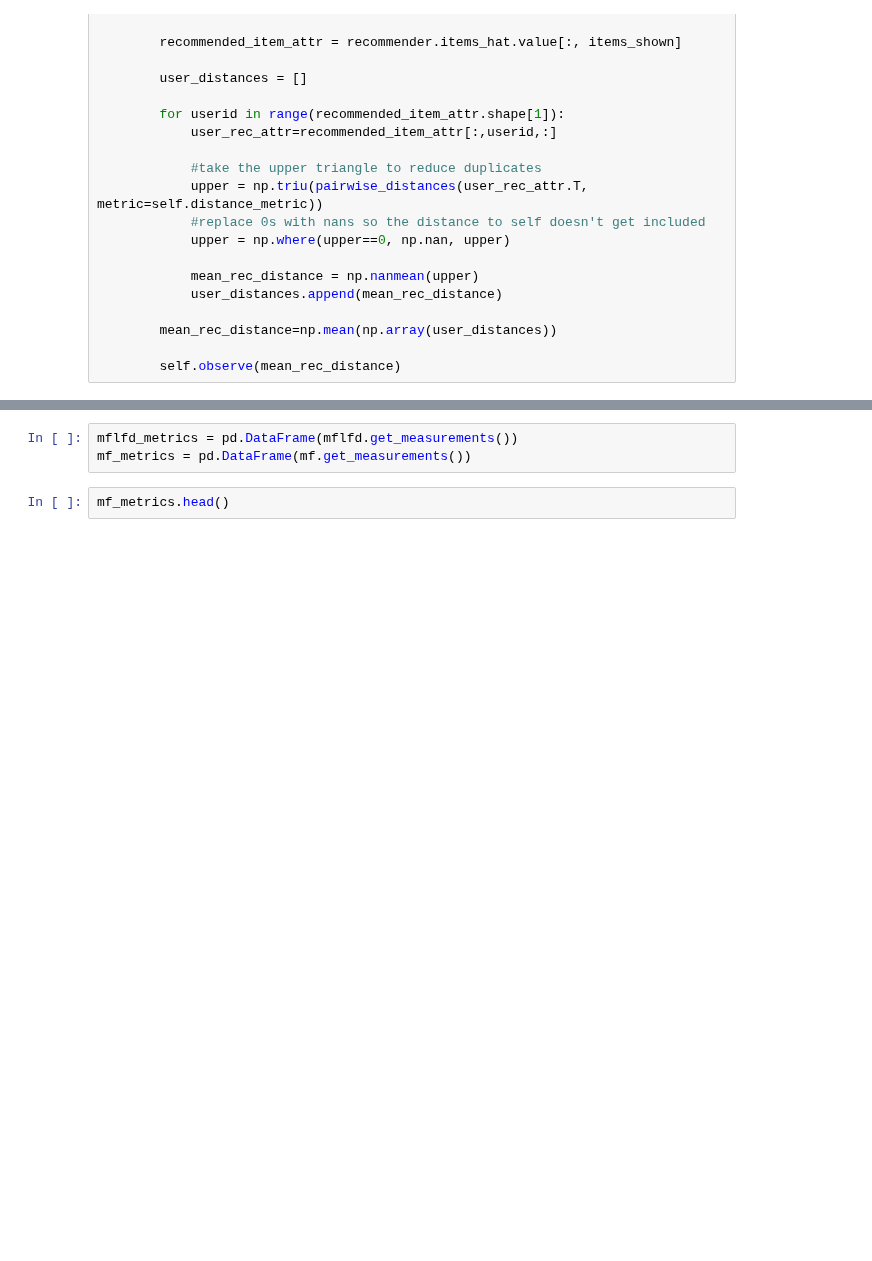
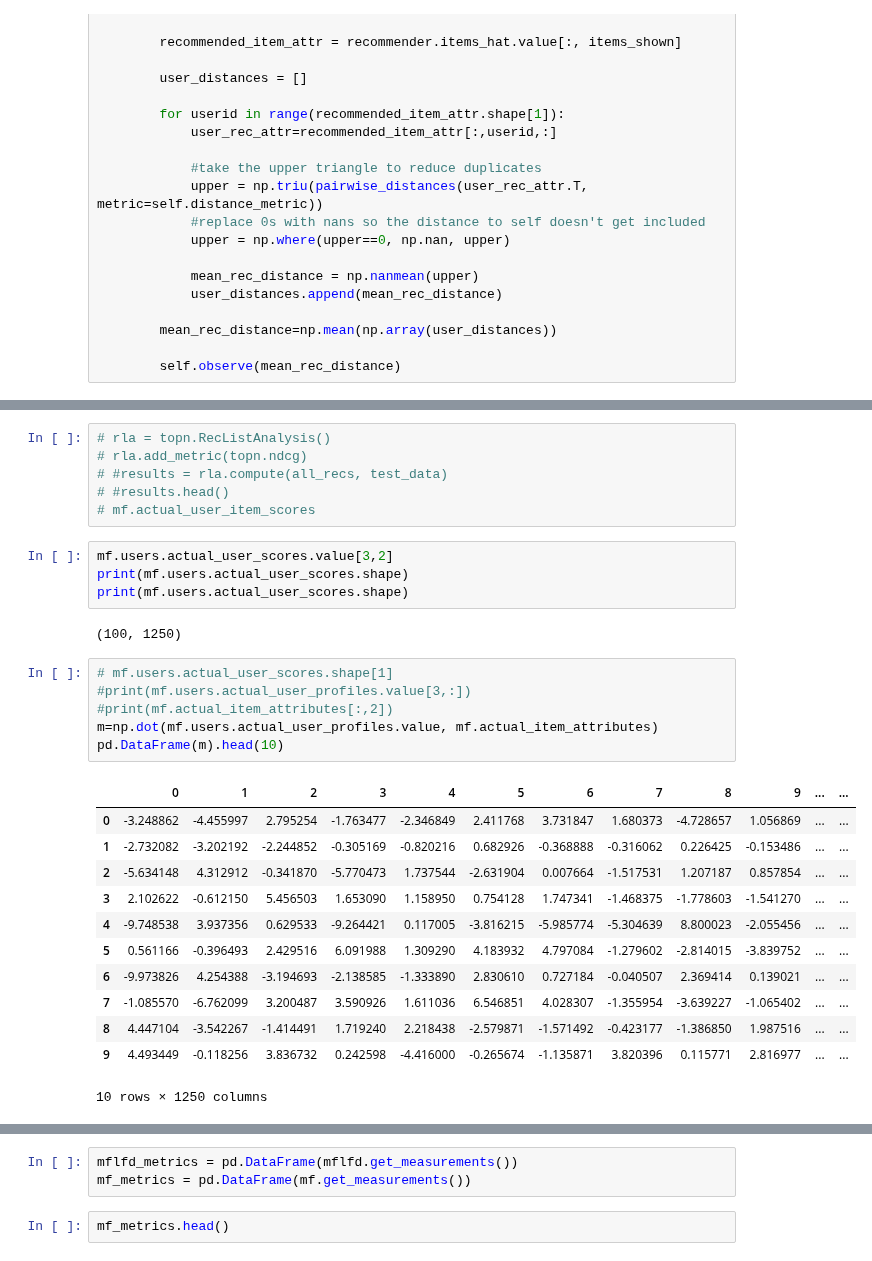
Before and after one commit to elucherini/t-recs, a Jupyter notebook: examples/MFLFDTesting.ipynb, the cells around one changed output, grey strips where cells are left out. Drawn from its saved outputs; the diff is of its cells as text; blank space fills up the shorter version.

```diff
--- a/examples/MFLFDTesting.ipynb
+++ b/examples/MFLFDTesting.ipynb
@@ -265,0 +285,31 @@ mflfd.run(timesteps=NUM_STEPS, train_between_steps=True, reset_interactions=Fals
+# %%
+# rla = topn.RecListAnalysis()
+# rla.add_metric(topn.ndcg)
+# #results = rla.compute(all_recs, test_data)
+# #results.head()
+# mf.actual_user_item_scores
+# %%
+mf.users.actual_user_scores.value[3,2]
+print(mf.users.actual_user_scores.shape)
+print(mf.users.actual_user_scores.shape)
+# %% [output]
+(100, 1250)
+# %%
+# mf.users.actual_user_scores.shape[1]
+#print(mf.users.actual_user_profiles.value[3,:])
+#print(mf.actual_item_attributes[:,2])
+m=np.dot(mf.users.actual_user_profiles.value, mf.actual_item_attributes)
+pd.DataFrame(m).head(10)
+# %% [output]
+|  | 0 | 1 | 2 | 3 | 4 | 5 | 6 | 7 | 8 | 9 | ... | ... |
+| 0 | -3.248862 | -4.455997 | 2.795254 | -1.763477 | -2.346849 | 2.411768 | 3.731847 | 1.680373 | -4.728657 | 1.056869 | ... | ... |
+| 1 | -2.732082 | -3.202192 | -2.244852 | -0.305169 | -0.820216 | 0.682926 | -0.368888 | -0.316062 | 0.226425 | -0.153486 | ... | ... |
+| 2 | -5.634148 | 4.312912 | -0.341870 | -5.770473 | 1.737544 | -2.631904 | 0.007664 | -1.517531 | 1.207187 | 0.857854 | ... | ... |
+| 3 | 2.102622 | -0.612150 | 5.456503 | 1.653090 | 1.158950 | 0.754128 | 1.747341 | -1.468375 | -1.778603 | -1.541270 | ... | ... |
+| 4 | -9.748538 | 3.937356 | 0.629533 | -9.264421 | 0.117005 | -3.816215 | -5.985774 | -5.304639 | 8.800023 | -2.055456 | ... | ... |
+| 5 | 0.561166 | -0.396493 | 2.429516 | 6.091988 | 1.309290 | 4.183932 | 4.797084 | -1.279602 | -2.814015 | -3.839752 | ... | ... |
+| 6 | -9.973826 | 4.254388 | -3.194693 | -2.138585 | -1.333890 | 2.830610 | 0.727184 | -0.040507 | 2.369414 | 0.139021 | ... | ... |
+| 7 | -1.085570 | -6.762099 | 3.200487 | 3.590926 | 1.611036 | 6.546851 | 4.028307 | -1.355954 | -3.639227 | -1.065402 | ... | ... |
+| 8 | 4.447104 | -3.542267 | -1.414491 | 1.719240 | 2.218438 | -2.579871 | -1.571492 | -0.423177 | -1.386850 | 1.987516 | ... | ... |
+| 9 | 4.493449 | -0.118256 | 3.836732 | 0.242598 | -4.416000 | -0.265674 | -1.135871 | 3.820396 | 0.115771 | 2.816977 | ... | ... |
+10 rows × 1250 columns
```
Also changed, not shown: parts of 28 cells of this notebook.
